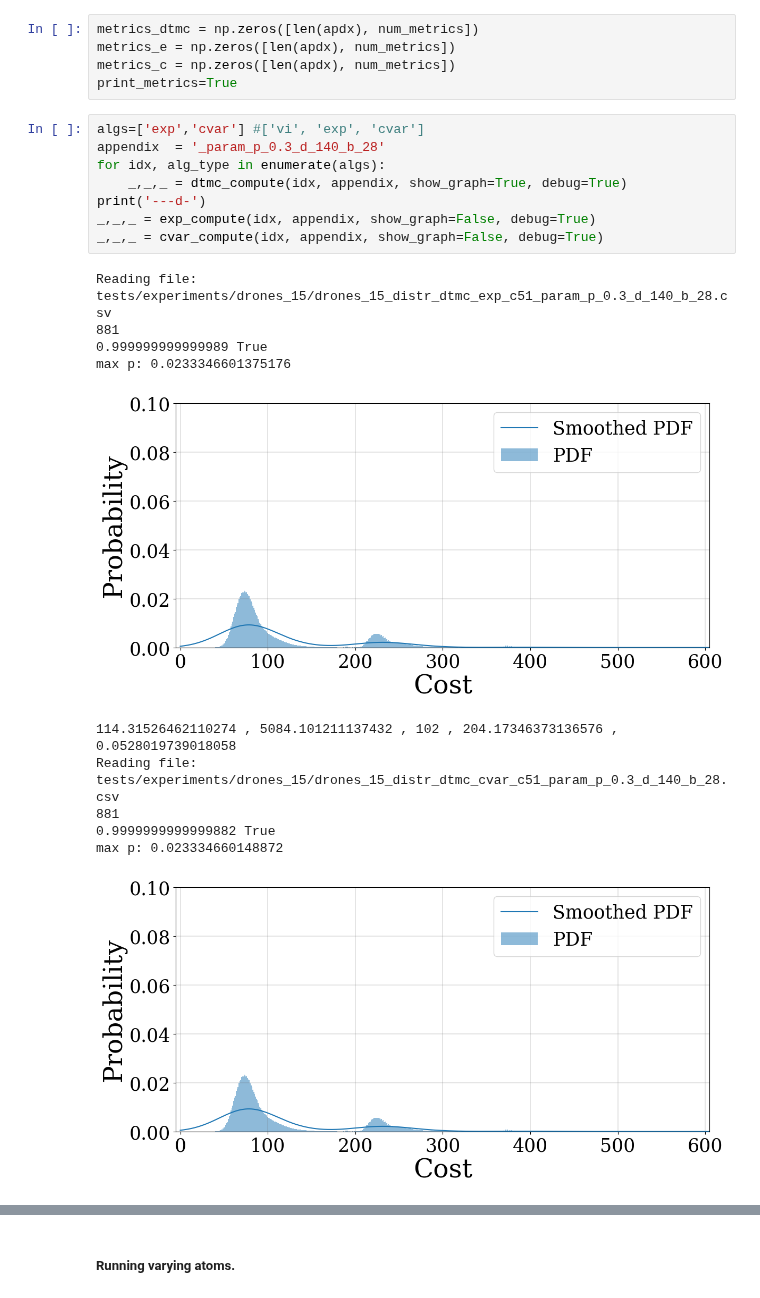
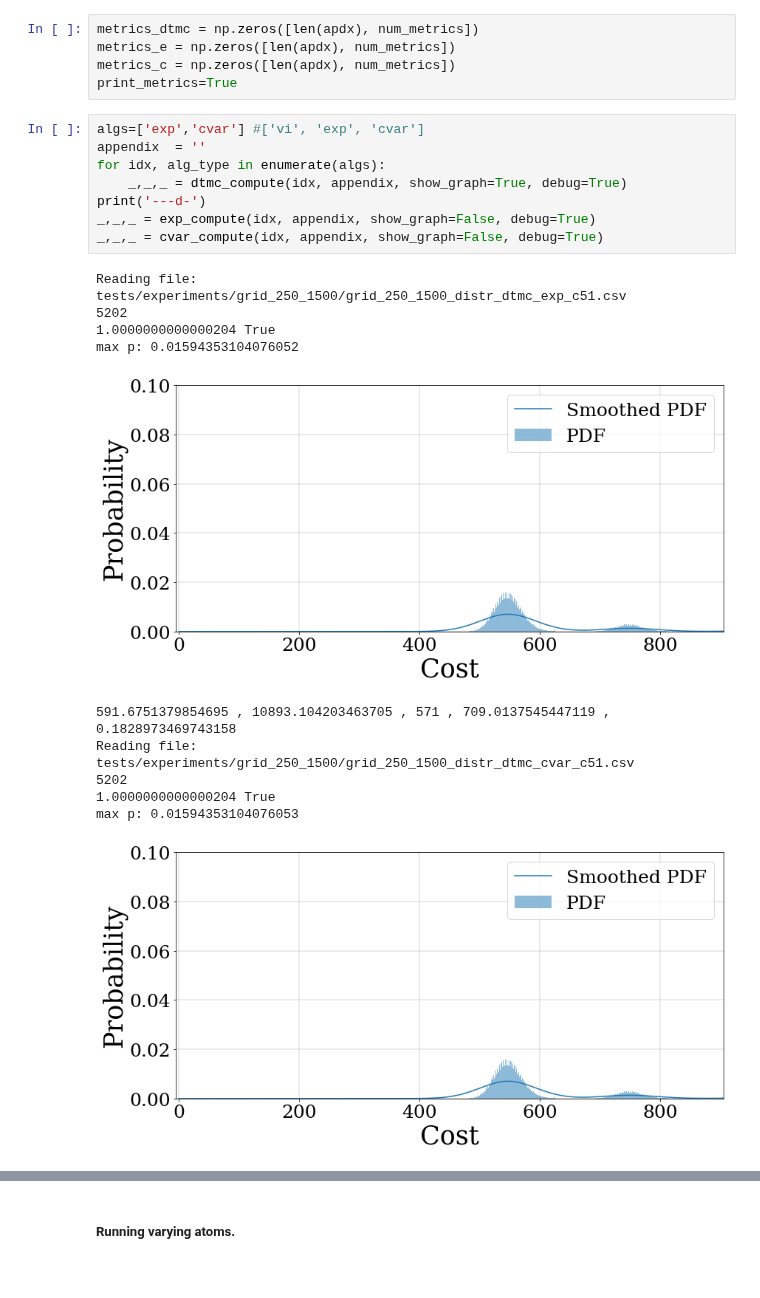
Before and after one commit to yannikschnitzer/prism, a Jupyter notebook: prism/distr.ipynb, the cells around one changed output, grey strips where cells are left out. Saved outputs shown, nothing was run; the diff lists cells and outputs as text.

```diff
--- a/prism/distr.ipynb
+++ b/prism/distr.ipynb
@@ -290,21 +290,21 @@ metrics_c = np.zeros([len(apdx), num_metrics])
 print_metrics=True
 # %%
 algs=['exp','cvar'] #['vi', 'exp', 'cvar']
-appendix  = '_param_p_0.3_d_140_b_28'
+appendix  = ''
 for idx, alg_type in enumerate(algs):
     _,_,_ = dtmc_compute(idx, appendix, show_graph=True, debug=True)
 print('---d-')
 _,_,_ = exp_compute(idx, appendix, show_graph=False, debug=True)
 _,_,_ = cvar_compute(idx, appendix, show_graph=False, debug=True)
 # %% [output]
-Reading file: tests/experiments/drones_15/drones_15_distr_dtmc_exp_c51_param_p_0.3_d_140_b_28.csv
-881
-0.999999999999989 True
-max p: 0.0233346601375176
+Reading file: tests/experiments/grid_250_1500/grid_250_1500_distr_dtmc_exp_c51.csv
+5202
+1.0000000000000204 True
+max p: 0.01594353104076052
-[figure, old version]
+[figure, new version]
-114.31526462110274 , 5084.101211137432 , 102 , 204.17346373136576 , 0.0528019739018058
-Reading file: tests/experiments/drones_15/drones_15_distr_dtmc_cvar_c51_param_p_0.3_d_140_b_28.csv
-881
-0.9999999999999882 True
-max p: 0.023334660148872
+591.6751379854695 , 10893.104203463705 , 571 , 709.0137545447119 , 0.1828973469743158
+Reading file: tests/experiments/grid_250_1500/grid_250_1500_distr_dtmc_cvar_c51.csv
+5202
+1.0000000000000204 True
+max p: 0.01594353104076053
-[figure, old version]
+[figure, new version]
```
Also changed, not shown: parts of 9 cells of this notebook, 1 other file.
